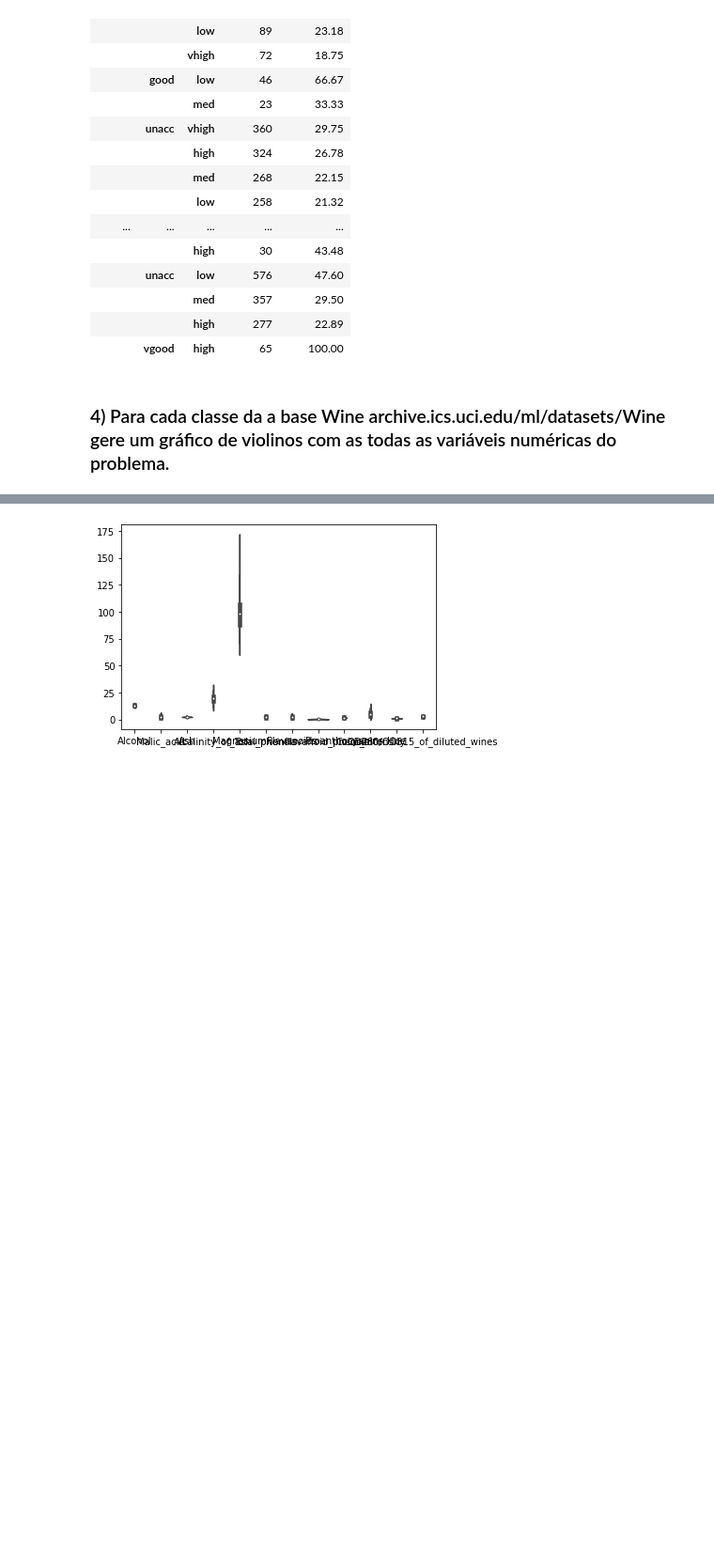
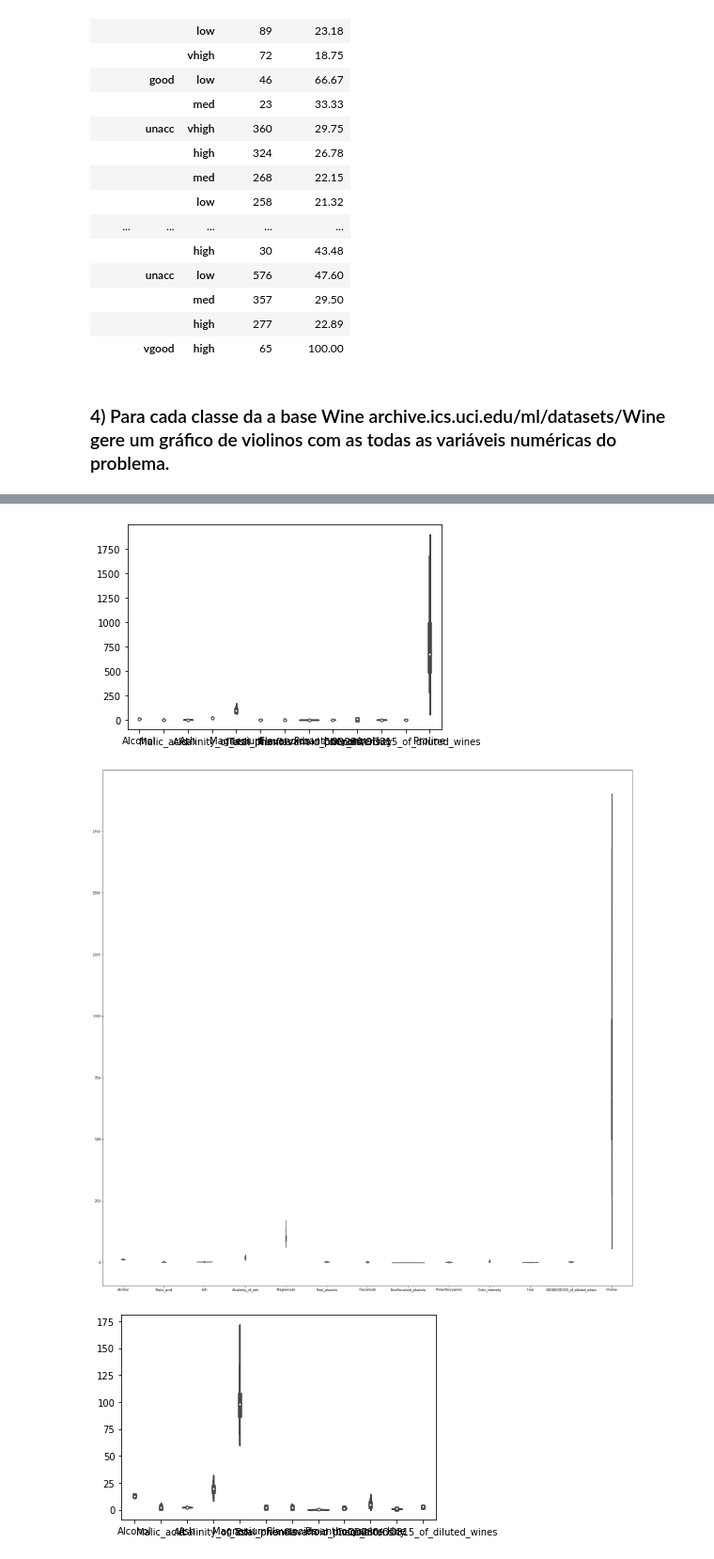
Before and after one commit to yuriresendematias/Aprendizagem-de-Maquina, a Jupyter notebook: Semana 6/Atividade6.ipynb, the cells around one changed output, grey strips where cells are left out. Shown at 94% size. Saved outputs shown, nothing was run; the diff lists cells and outputs as text; code cells hidden in the pictures; blank space fills up the shorter version.

```diff
--- a/Semana 6/Atividade6.ipynb
+++ b/Semana 6/Atividade6.ipynb
@@ -327,3 +323,25 @@ data_wine
+# %%
+import seaborn as sns
+import matplotlib.pyplot as plt
+
+data_wine_wt_class = data_wine.drop(["Class"], axis=1)
+
+sns.violinplot(data=data_wine_wt_class)
+
+plt.show()
+
+f = plt.figure()
+
+f.set_figwidth(30)
+
+f.set_figheight(30)
+
+sns.violinplot(data=data_wine_wt_class)
+
+plt.show()
+# %% [output]
+[figure, added]
+[figure, added]
 # %%
 import seaborn as sns
 import matplotlib.pyplot as plt
```
Also changed, not shown: parts of 3 cells of this notebook.
